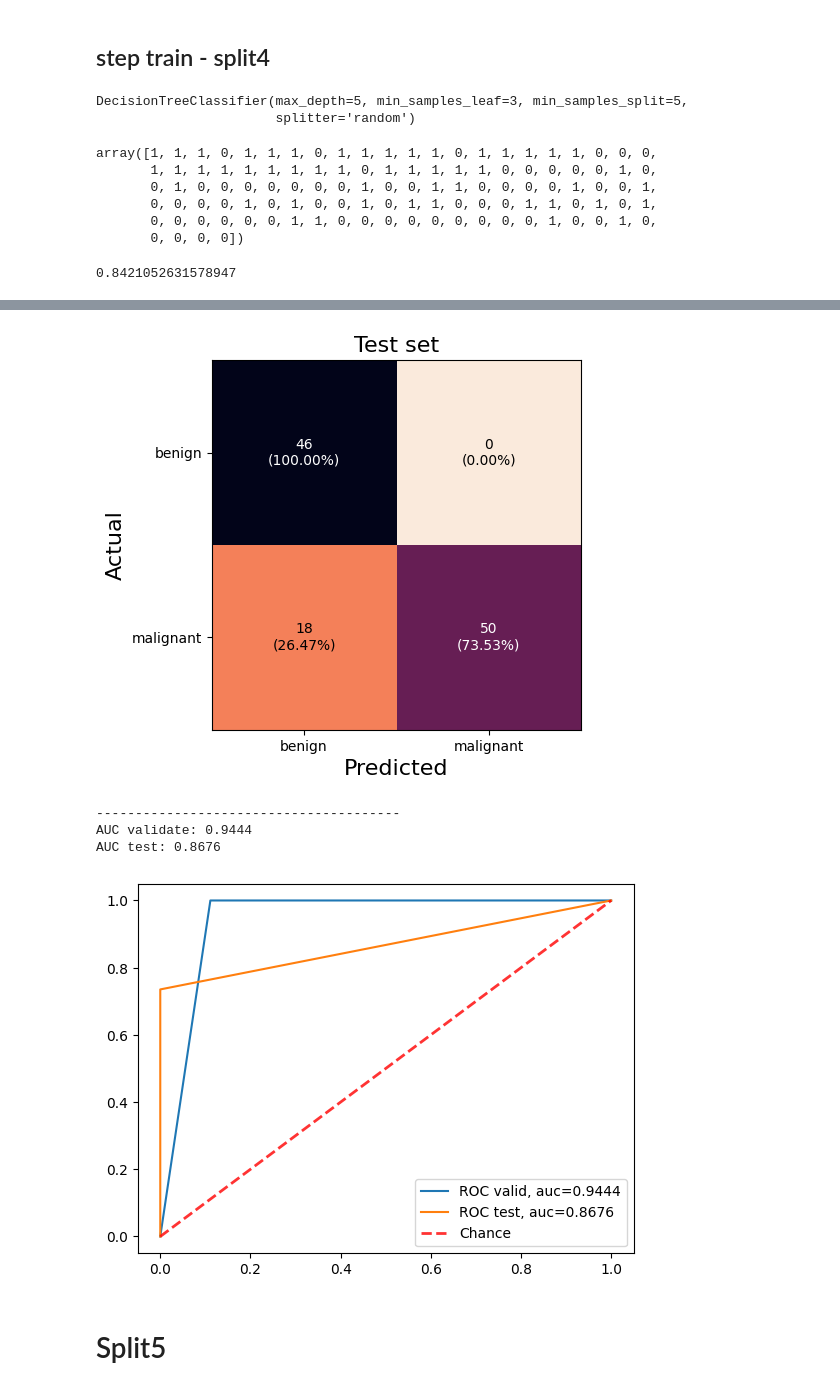
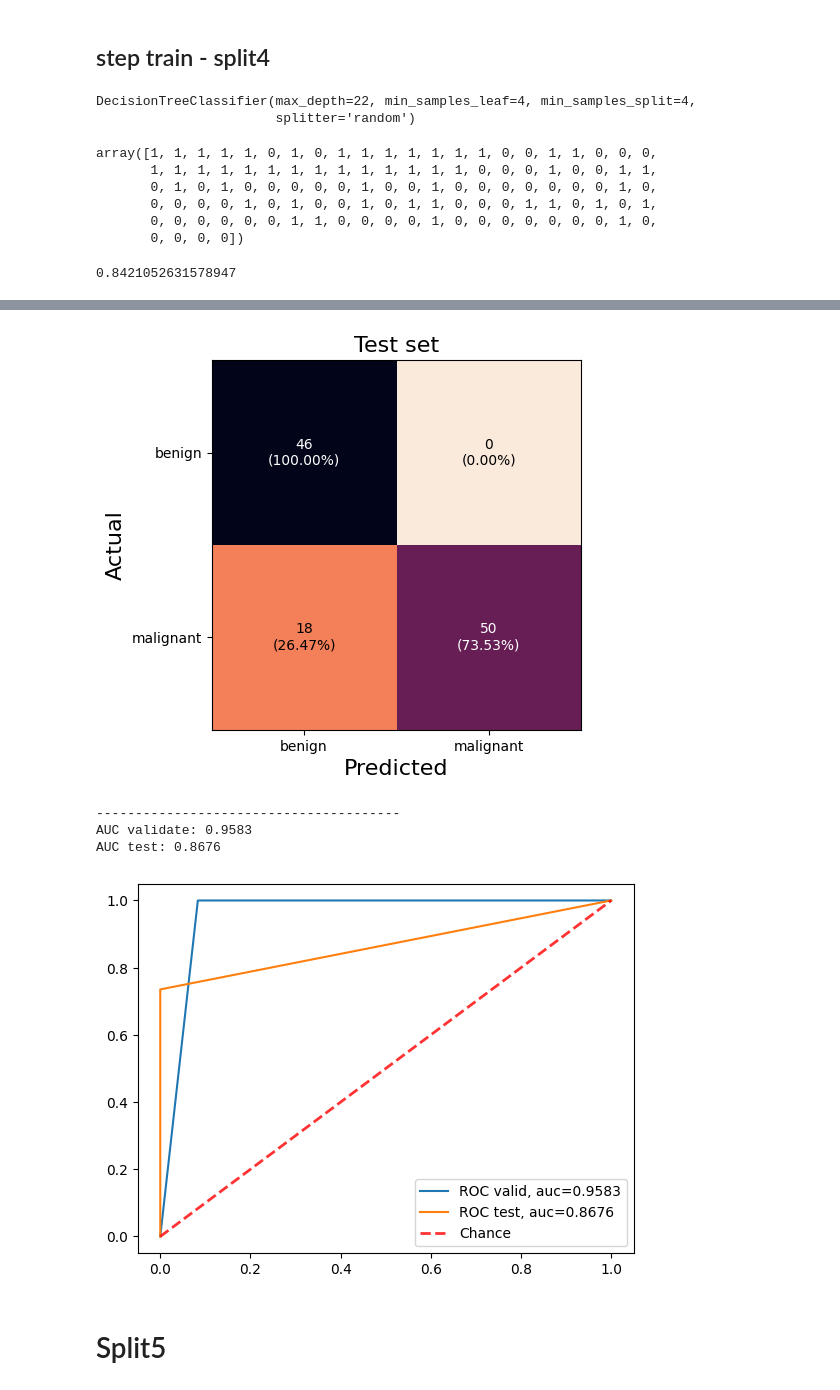
Before and after one commit to 6410615139/Project_Cancer, a Jupyter notebook: DTC/test_dtc.ipynb, the cells around one changed output, grey strips where cells are left out. Cells and saved outputs as stored; diff of their text form; code cells hidden in the pictures.

```diff
--- a/DTC/test_dtc.ipynb
+++ b/DTC/test_dtc.ipynb
@@ -1497,8 +1442,8 @@ model = DecisionTreeClassifier(criterion="gini",
                              min_samples_split=4, splitter="random")
 # %%
-dtc.fit(x_train, y_train)
+model.fit(x_train, y_train)
 # %% [output]
-DecisionTreeClassifier(max_depth=5, min_samples_leaf=3, min_samples_split=5,
+DecisionTreeClassifier(max_depth=22, min_samples_leaf=4, min_samples_split=4,
                        splitter='random')
 # %%
 model_path = "../DTC/models/param1/dtc_model_{}.pkl".format(split)
@@ -1509,14 +1454,14 @@ joblib.dump(model, model_path)
 # Load the saved model from disk
 model = joblib.load(model_path)
 # %%
-y_pred = dtc.predict(x_test)
+y_pred = model.predict(x_test)
 y_pred
 # %% [output]
-array([1, 1, 1, 0, 1, 1, 1, 0, 1, 1, 1, 1, 1, 0, 1, 1, 1, 1, 1, 0, 0, 0,
-       1, 1, 1, 1, 1, 1, 1, 1, 1, 0, 1, 1, 1, 1, 1, 0, 0, 0, 0, 0, 1, 0,
-       0, 1, 0, 0, 0, 0, 0, 0, 0, 1, 0, 0, 1, 1, 0, 0, 0, 0, 1, 0, 0, 1,
+array([1, 1, 1, 1, 1, 0, 1, 0, 1, 1, 1, 1, 1, 1, 1, 0, 0, 1, 1, 0, 0, 0,
+       1, 1, 1, 1, 1, 1, 1, 1, 1, 1, 1, 1, 1, 1, 0, 0, 0, 1, 0, 0, 1, 1,
+       0, 1, 0, 1, 0, 0, 0, 0, 0, 1, 0, 0, 1, 0, 0, 0, 0, 0, 0, 0, 1, 0,
        0, 0, 0, 0, 1, 0, 1, 0, 0, 1, 0, 1, 1, 0, 0, 0, 1, 1, 0, 1, 0, 1,
-       0, 0, 0, 0, 0, 0, 1, 1, 0, 0, 0, 0, 0, 0, 0, 0, 0, 1, 0, 0, 1, 0,
+       0, 0, 0, 0, 0, 0, 1, 1, 0, 0, 0, 0, 1, 0, 0, 0, 0, 0, 0, 0, 1, 0,
        0, 0, 0, 0])
 # %%
 accuracy_score(y_test, y_pred)
@@ -1526,7 +1471,7 @@ accuracy_score(y_test, y_pred)
 print(split)
 ############## validate set ################
 print("############## validate set ################")
-y_pred_val = dtc.predict(x_val)
+y_pred_val = model.predict(x_val)
 
 # Confusion matrix
 cm_val = confusion_matrix(y_val, y_pred_val)
@@ -1540,19 +1485,16 @@ sen_val = sensitivity(cm_val)
 spec_val = specificity(cm_val)
 acc_val = accuracy(cm_val)
 pre_val = precision(cm_val)
-f1_score_val = f1(cm_val)
+f1_val = f1(cm_val)
 
 # plot confusion matrix
 class_names = ['benign','malignant']
-
 # Normalize confusion matrix to percentage
 cm_norm_val = cm_val.astype('float') / cm_val.sum(axis=1)[:, np.newaxis]
-
 # Create plot
 fig, ax = plt.subplots()
 im = ax.imshow(cm_norm_val, interpolation='nearest', cmap="rocket_r")
 ax.grid(False)
-
 # Add labels
 ax.set(xticks=np.arange(cm_norm_val.shape[1]),
        yticks=np.arange(cm_norm_val.shape[0]),
@@ -1560,7 +1502,6 @@ ax.set(xticks=np.arange(cm_norm_val.shape[1]),
 ax.set_title("Validate set", fontsize=16)
 ax.set_ylabel('Actual', fontsize=16)
 ax.set_xlabel('Predicted', fontsize=16)
-
 # Add percentage and count values inside plot
 thresh = cm_norm_val.max() / 2.
 for i in range(cm_norm_val.shape[0]):
@@ -1573,9 +1514,8 @@ plt.show()
 
 ################# test set ##################
 print("################# test set ##################")
-y_pred_test = dtc.predict(x_test)
-# Print the predictions
-# print(y_pred)
+y_pred_test = model.predict(x_test)
+
 
 # Confusion matrix
 cm_test = confusion_matrix(y_test, y_pred_test)
@@ -1585,31 +1525,27 @@ print(cm_test,'\n')
 print('-'*16)
 
 # Calculate score
-sen_test = sensitivity(cm_test)
-spec_test = specificity(cm_test)
-acc_test = accuracy(cm_test)
-pre_test = precision(cm_test)
-f1_score_test = f1(cm_test)
+sen_test_split4 = sensitivity(cm_test)
+spec_test_split4 = specificity(cm_test)
+acc_test_split4 = accuracy(cm_test)
+pre_test_split4 = precision(cm_test)
+f1_test_split4 = f1(cm_test)
 
 # plot confusion matrix
 class_names = ['benign','malignant']
-
 # Normalize confusion matrix to percentage
 cm_norm_test = cm_test.astype('float') / cm_test.sum(axis=1)[:, np.newaxis]
-
 # Create plot
 fig, ax = plt.subplots()
 im = ax.imshow(cm_norm_test, interpolation='nearest', cmap="rocket_r")
 ax.grid(False)
-
 # Add labels
-ax.set(xticks=np.arange(cm_norm_val.shape[1]),
-       yticks=np.arange(cm_norm_val.shape[0]),
+ax.set(xticks=np.arange(cm_norm_test.shape[1]),
+       yticks=np.arange(cm_norm_test.shape[0]),
        xticklabels=class_names, yticklabels=class_names)
 ax.set_title("Test set", fontsize=16)
 ax.set_ylabel('Actual', fontsize=16)
 ax.set_xlabel('Predicted', fontsize=16)
-
 # Add percentage and count values inside plot
 thresh = cm_norm_test.max() / 2.
 for i in range(cm_norm_test.shape[0]):
@@ -1621,28 +1557,19 @@ for i in range(cm_norm_test.shape[0]):
 plt.show()
 
 ################## plot ROC curve ########################
-fpr1, tpr1, thr1 = metrics.roc_curve(y_val,  y_pred_val)
-auc1 = metrics.roc_auc_score(y_val,  y_pred_val)
-fpr2, tpr2, thr2 = metrics.roc_curve(y_test,  y_pred_test)
-auc2 = metrics.roc_auc_score(y_test,  y_pred_test)
-gmeans2 = np.sqrt(tpr2 * (1-fpr2))
-ix2 = np.argmax(gmeans2)
-import sklearn.metrics as metrics
+fpr1, tpr1, thr1 = roc_curve(y_val, y_pred_val)
+auc_val = roc_auc_score(y_val, y_pred_val)
+fpr2, tpr2, thr2 = roc_curve(y_test, y_pred_test)
+auc_test_split4 = roc_auc_score(y_test, y_pred_test)
 
-# print('Best Threshold ' + str(i) + ' =%f, G-Mean=%.4f' % (thr[ix], gmeans[ix]))
-# print('FPR: %.4f, TPR: %.4f' %(fpr[ix], tpr[ix]))
-# thresholds_ = thr[ix]
 print("---------------------------------------")
-print("AUC validate: %.4f" % auc1)
-print("AUC test: %.4f" % auc2)
+print("AUC validate: %.4f" % auc_val)
+print("AUC test: %.4f" % auc_test_split4)
+
 # plt.plot(fpr,tpr,label="data 1, auc="+str(auc),color='red')
-plt.plot(fpr1,tpr1,label="ROC valid, auc="+str("%.4f" % auc1))
-plt.plot(fpr2,tpr2,label="ROC test, auc="+str("%.4f" % auc2))
-# plt.plot(fpr3,tpr3,label="ROC fold 3, auc="+str("%.4f" % auc3))
-# plt.plot(fpr4,tpr4,label="ROC fold 4, auc="+str("%.4f" % auc4))
-# plt.plot(fpr5,tpr5,label="ROC fold 5, auc="+str("%.4f" % auc5))
+plt.plot(fpr1,tpr1,label="ROC valid, auc="+str("%.4f" % auc_val))
+plt.plot(fpr2,tpr2,label="ROC test, auc="+str("%.4f" % auc_test_split4))
 plt.plot([0, 1], [0, 1], linestyle="--", lw=2, color="r", label="Chance", alpha=0.8)
-
 plt.legend(loc=4)
 plt.show()
 ##########################################################
@@ -1666,22 +1593,22 @@ F1: 82.61%
 ################# test set ##################
 Confusion Matrix
 ----------------
 [[46  0]
  [18 50]]
 
 ----------------
 Sensitivity: 73.53%
 Specificity: 100.00%
 Accuracy: 84.21%
 Precision: 100.00%
 Sensitivity: 73.53%
 Precision: 100.00%
 F1: 84.75%
 [figure]
 ---------------------------------------
-AUC validate: 0.9444
+AUC validate: 0.9583
 AUC test: 0.8676
-[figure, old version]
+[figure, new version]
 # %% [markdown]
 # Split5
 # %%
```
Also changed, not shown: parts of 66 cells of this notebook.
